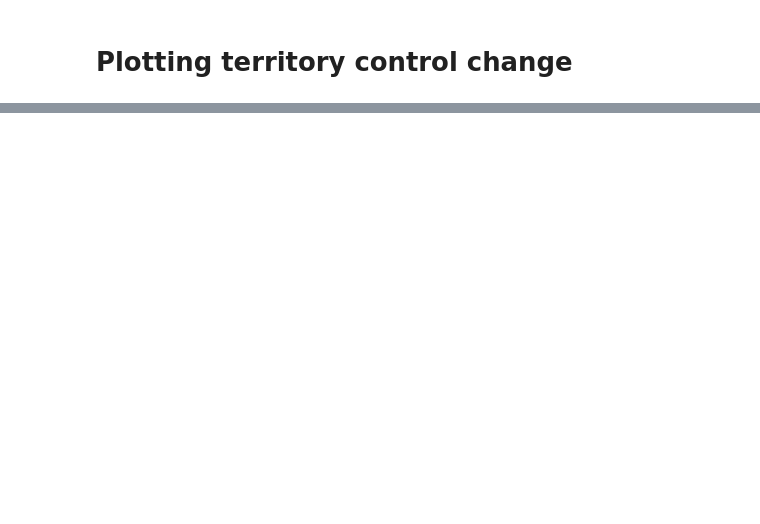
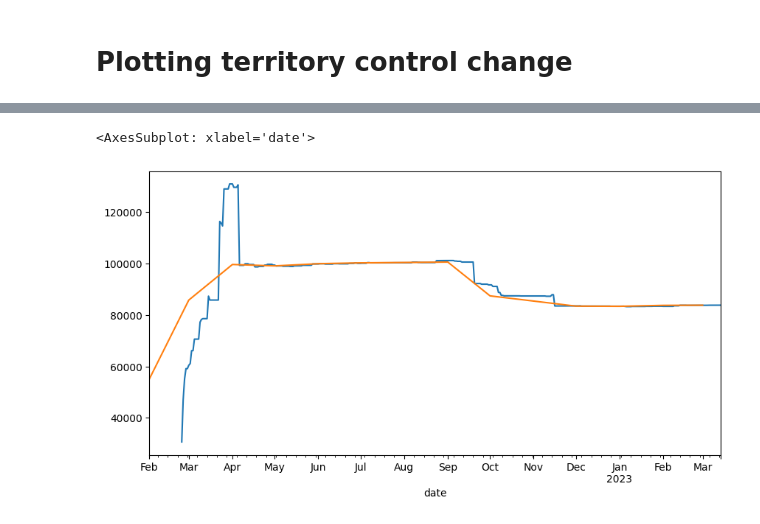
Before and after one commit to conflict-investigations/nzz-maps, a Jupyter notebook: nzz_territory.ipynb, the cells around one changed output, grey strips where cells are left out. Cells and saved outputs as stored; diff of their text form; code cells hidden in the pictures; blank space fills up the shorter version.

```diff
--- a/nzz_territory.ipynb
+++ b/nzz_territory.ipynb
@@ -127,0 +174,4 @@ plt.savefig('nzz_area_net.png', bbox_inches='tight', dpi=600)
+# %%
+monthly = pd.DataFrame()
+monthly['area'] = df.resample('M', label='right', offset=pd.Timedelta(days=0))['area'].median()
+monthly['change'] = monthly['area'].diff()
@@ -127,0 +184,9 @@ plt.savefig('nzz_area_net.png', bbox_inches='tight', dpi=600)
+# %%
+plt.figure()
+
+ax = df['area'].plot(figsize=(10, 5))
+# TODO: monthly plot is shifted 1 month left!
+monthly['area'].plot(x=len(df['change'])+100, ax=ax)
+# %% [output]
+<AxesSubplot: xlabel='date'>
+[figure, added]
```
Also changed, not shown: parts of 33 cells of this notebook, 5 other files.
